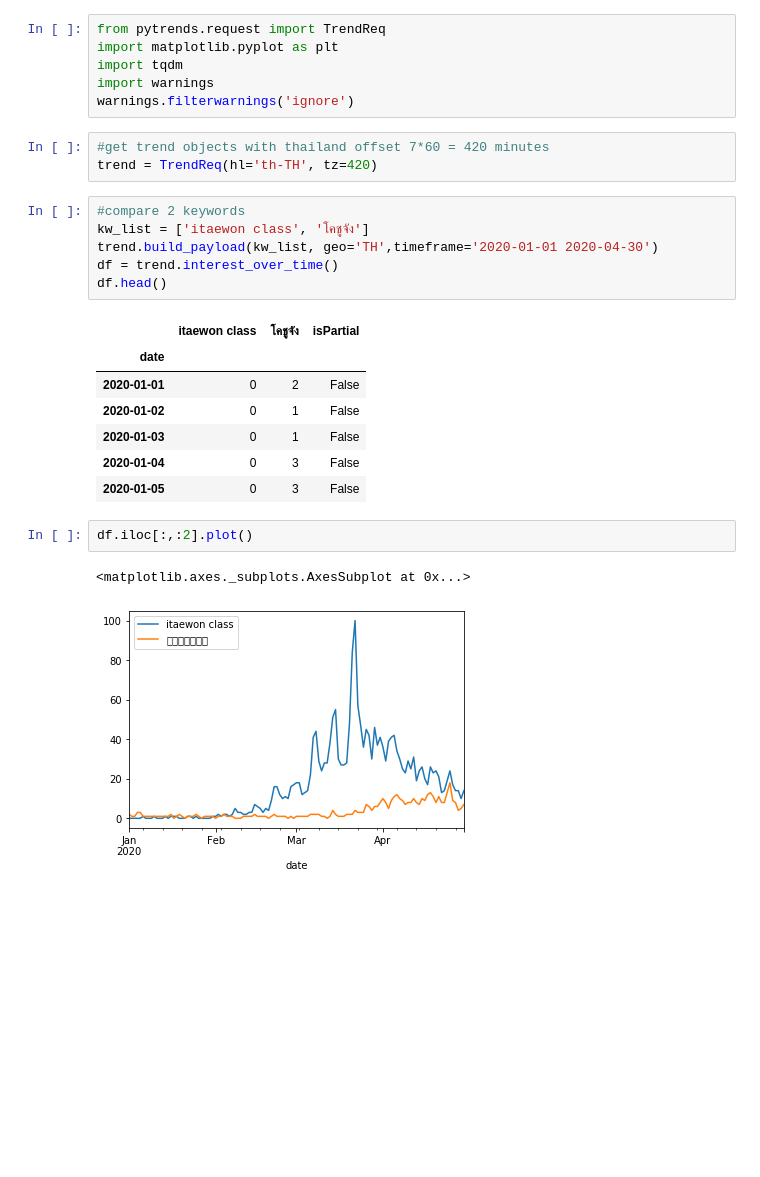
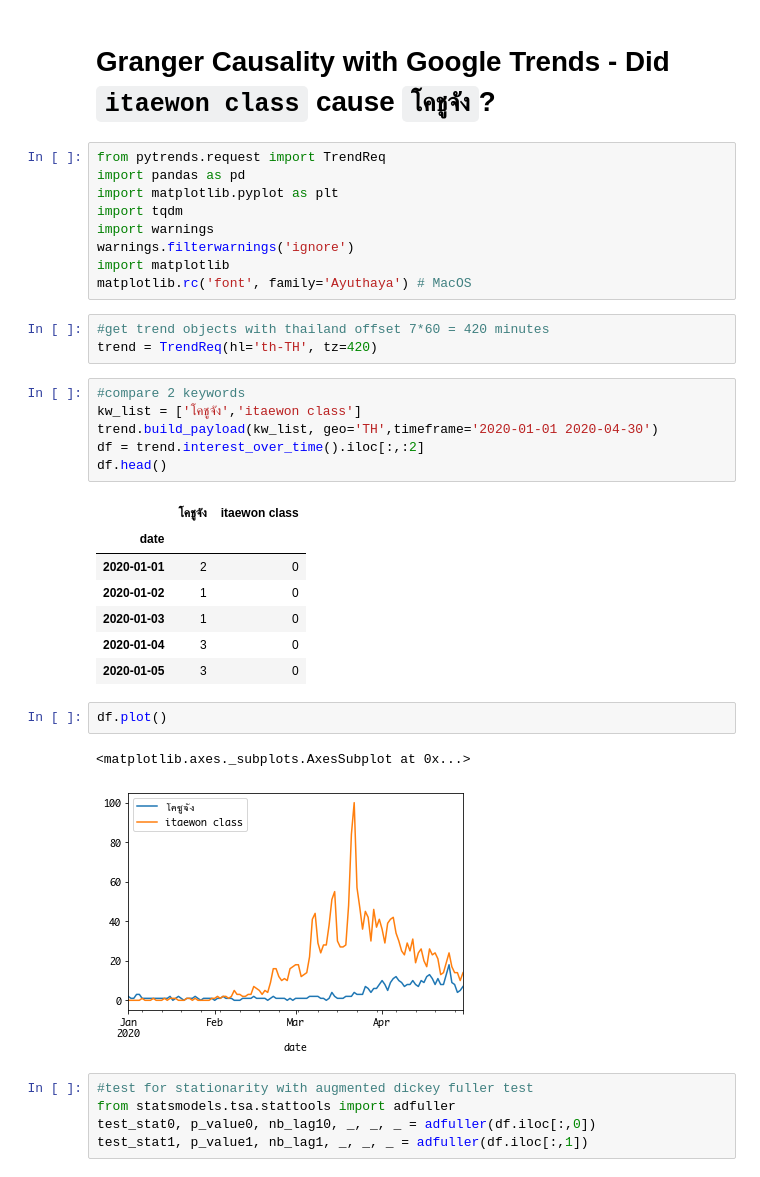
Before and after one commit to cstorm125/granger, a Jupyter notebook: trend_granger.ipynb, the cells around one changed output. Drawn from its saved outputs; the diff is of its cells as text; blank space fills up the shorter version.

```diff
--- a/trend_granger.ipynb
+++ b/trend_granger.ipynb
@@ -1,28 +1,38 @@
+# %% [markdown]
+# Granger Causality with Google Trends - Did `itaewon class` cause `โคชูจัง`?
 # %%
 from pytrends.request import TrendReq
+import pandas as pd
 import matplotlib.pyplot as plt
 import tqdm
 import warnings
 warnings.filterwarnings('ignore')
+import matplotlib
+matplotlib.rc('font', family='Ayuthaya') # MacOS
 # %%
 #get trend objects with thailand offset 7*60 = 420 minutes
 trend = TrendReq(hl='th-TH', tz=420)
 # %%
 #compare 2 keywords
-kw_list = ['itaewon class', 'โคชูจัง']
+kw_list = ['โคชูจัง','itaewon class']
 trend.build_payload(kw_list, geo='TH',timeframe='2020-01-01 2020-04-30')
-df = trend.interest_over_time()
+df = trend.interest_over_time().iloc[:,:2]
 df.head()
 # %% [output]
-|  | itaewon class | โคชูจัง | isPartial |
-| date |  |  |  |
-| 2020-01-01 | 0 | 2 | False |
-| 2020-01-02 | 0 | 1 | False |
-| 2020-01-03 | 0 | 1 | False |
-| 2020-01-04 | 0 | 3 | False |
-| 2020-01-05 | 0 | 3 | False |
+|  | โคชูจัง | itaewon class |
+| date |  |  |
+| 2020-01-01 | 2 | 0 |
+| 2020-01-02 | 1 | 0 |
+| 2020-01-03 | 1 | 0 |
+| 2020-01-04 | 3 | 0 |
+| 2020-01-05 | 3 | 0 |
 # %%
-df.iloc[:,:2].plot()
+df.plot()
 # %% [output]
 <matplotlib.axes._subplots.AxesSubplot at 0x...>
-[figure, old version]
+[figure, new version]
+# %%
+#test for stationarity with augmented dickey fuller test
+from statsmodels.tsa.stattools import adfuller
+test_stat0, p_value0, nb_lag10, _, _, _ = adfuller(df.iloc[:,0])
+test_stat1, p_value1, nb_lag1, _, _, _ = adfuller(df.iloc[:,1])
```
Also changed, not shown: parts of 6 cells of this notebook.
